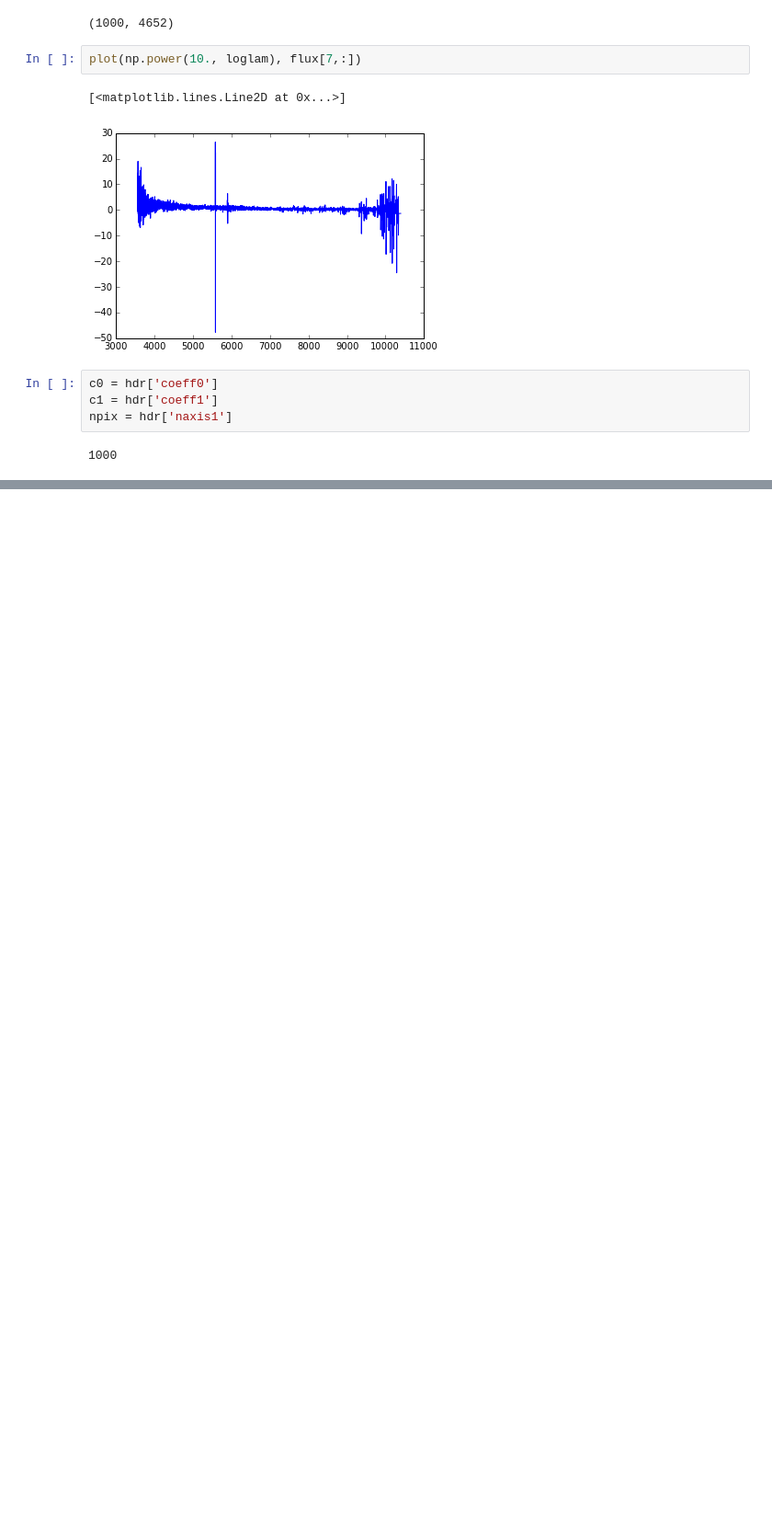
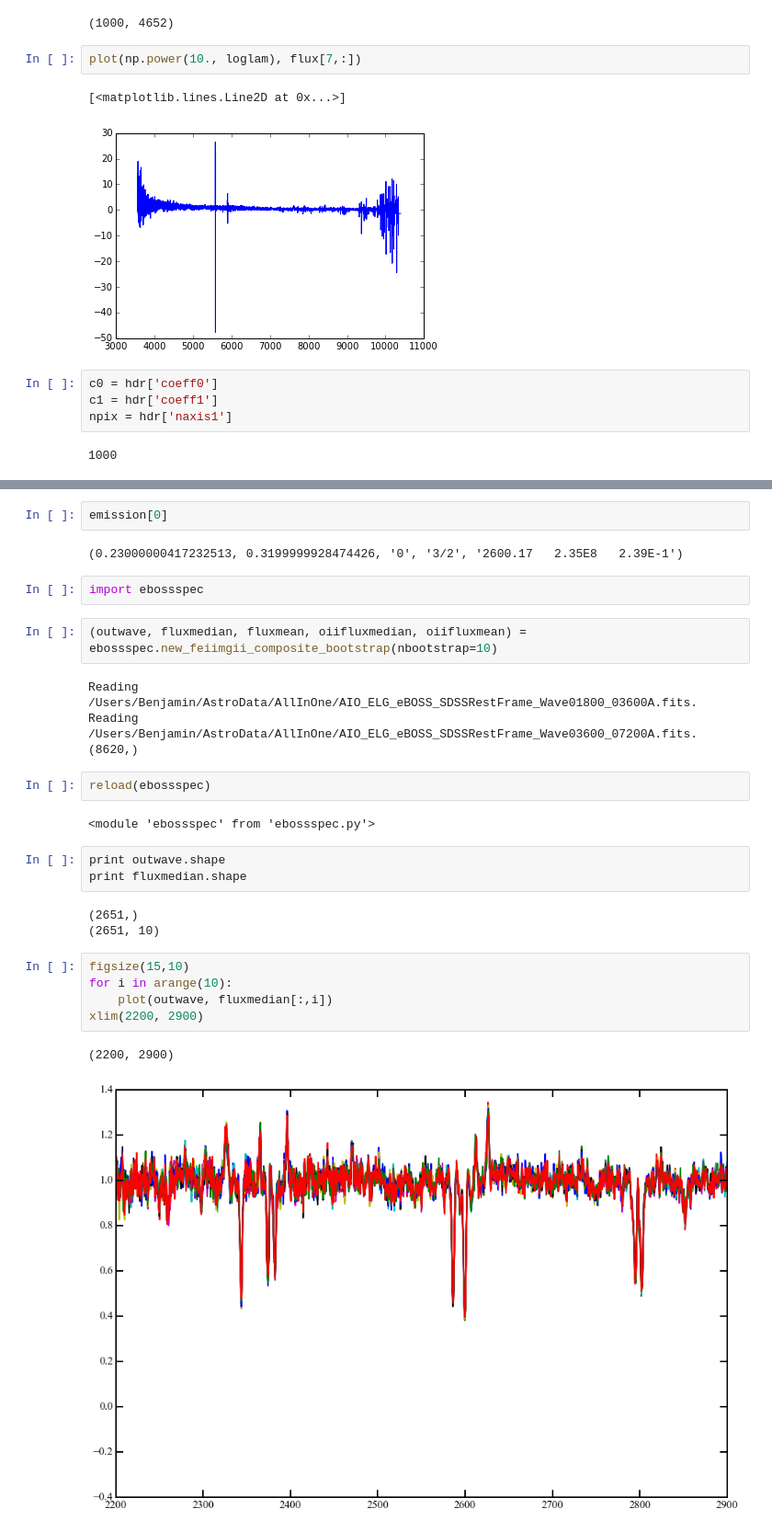
Before and after one commit to guangtunbenzhu/BGT-Cosmology, a Jupyter notebook: Spectroscopy/varioustests.ipynb, the cells around one changed output, grey strips where cells are left out. Shown: that part at 92% size. Saved outputs shown, nothing was run; the diff lists cells and outputs as text; blank space fills up the shorter version.

```diff
--- a/Spectroscopy/varioustests.ipynb
+++ b/Spectroscopy/varioustests.ipynb
@@ -71,0 +104,30 @@ npix = hdr['naxis1']
+# %%
+emission[0]
+# %% [output]
+(0.23000000417232513, 0.3199999928474426, '0', '3/2', '2600.17   2.35E8   2.39E-1')
+# %%
+import ebossspec
+# %%
+(outwave, fluxmedian, fluxmean, oiifluxmedian, oiifluxmean) = ebossspec.new_feiimgii_composite_bootstrap(nbootstrap=10)
+# %% [output]
+Reading /Users/Benjamin/AstroData/AllInOne/AIO_ELG_eBOSS_SDSSRestFrame_Wave01800_03600A.fits.
+Reading /Users/Benjamin/AstroData/AllInOne/AIO_ELG_eBOSS_SDSSRestFrame_Wave03600_07200A.fits.
+(8620,)
+# %%
+reload(ebossspec)
+# %% [output]
+<module 'ebossspec' from 'ebossspec.py'>
+# %%
+print outwave.shape
+print fluxmedian.shape
+# %% [output]
+(2651,)
+(2651, 10)
+# %%
+figsize(15,10)
+for i in arange(10):
+    plot(outwave, fluxmedian[:,i])
+xlim(2200, 2900)
+# %% [output]
+(2200, 2900)
+[figure, added]
```
Also changed, not shown: parts of 10 cells of this notebook, 16 other files.
